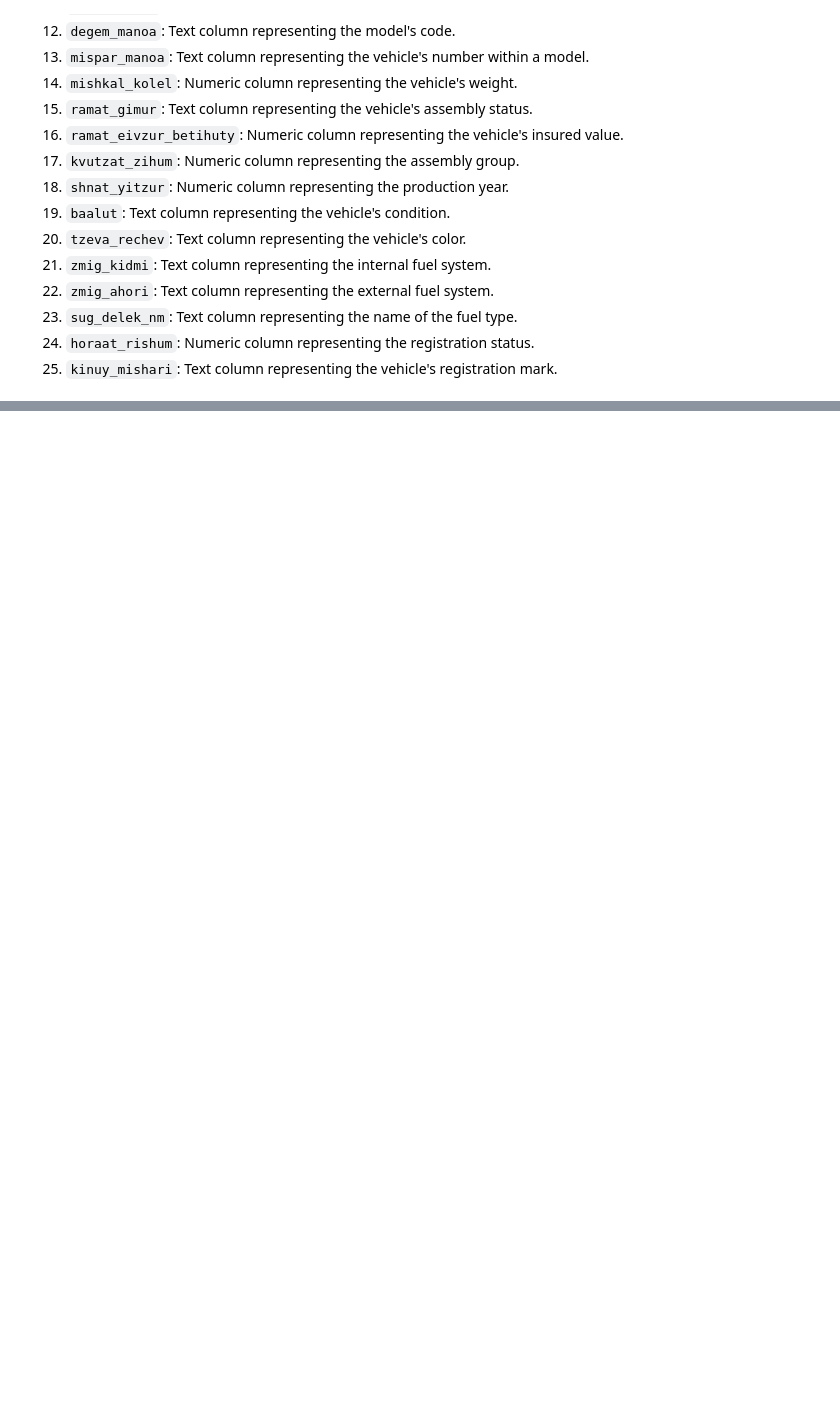
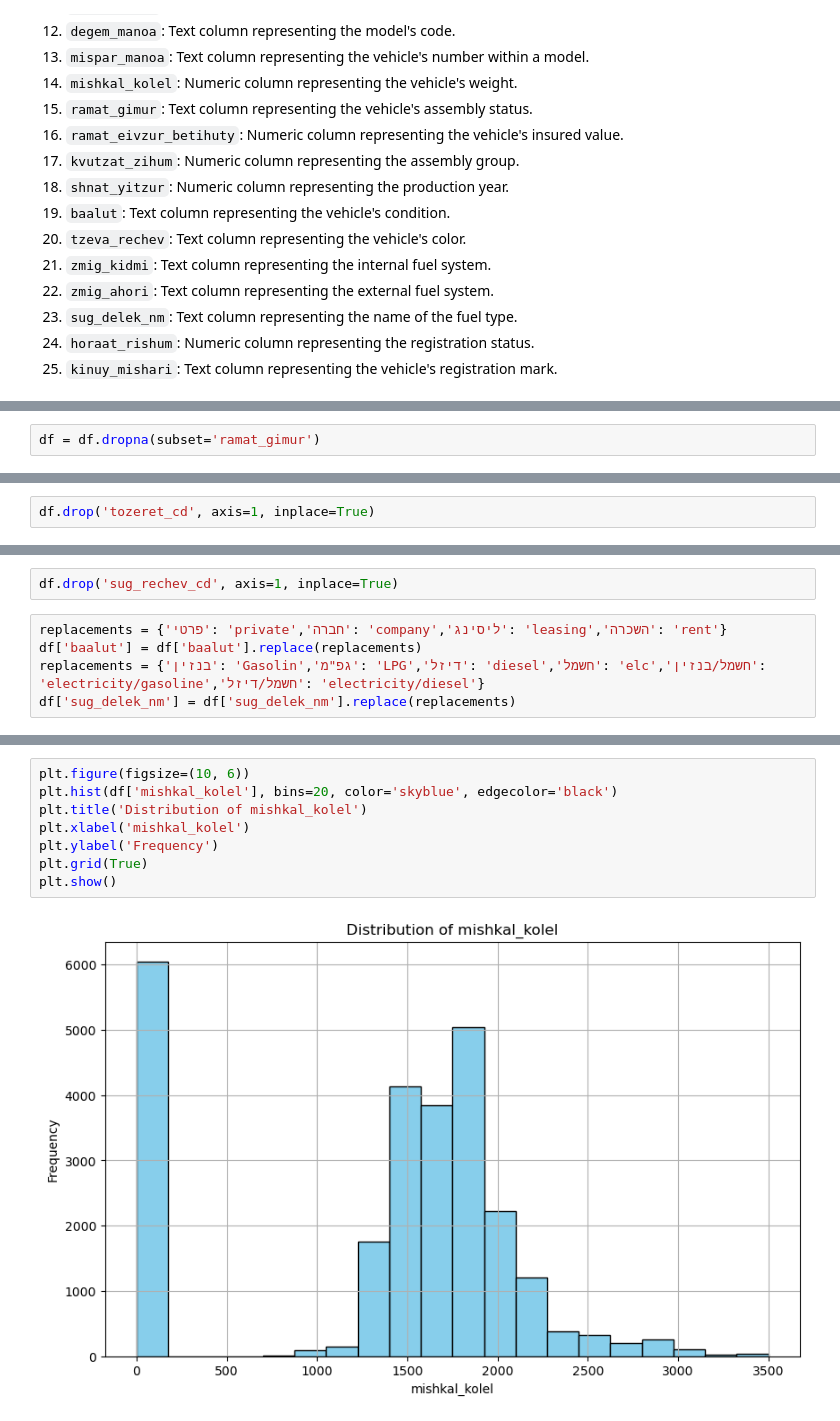
Before and after one commit to amitfallach/Unsupervised_Recall, a Jupyter notebook: Recall_Unsupervised.ipynb, the cells around one changed output, grey strips where cells are left out. Drawn from its saved outputs; the diff is of its cells as text; blank space fills up the shorter version.

```diff
--- a/Recall_Unsupervised.ipynb
+++ b/Recall_Unsupervised.ipynb
@@ -98,0 +368,2 @@ dtype: int64
+# %%
+df = df.dropna(subset='ramat_gimur')
@@ -98,0 +397,2 @@ dtype: int64
+# %%
+df.drop('tozeret_cd', axis=1, inplace=True)
@@ -98,0 +406,7 @@ dtype: int64
+# %%
+df.drop('sug_rechev_cd', axis=1, inplace=True)
+# %%
+replacements = {'פרטי': 'private','חברה': 'company','ליסינג': 'leasing','השכרה': 'rent'}
+df['baalut'] = df['baalut'].replace(replacements)
+replacements = {'בנזין': 'Gasolin','גפ"מ': 'LPG','דיזל': 'diesel','חשמל': 'elc','חשמל/בנזין': 'electricity/gasoline','חשמל/דיזל': 'electricity/diesel'}
+df['sug_delek_nm'] = df['sug_delek_nm'].replace(replacements)
@@ -98,0 +444,10 @@ dtype: int64
+# %%
+plt.figure(figsize=(10, 6))
+plt.hist(df['mishkal_kolel'], bins=20, color='skyblue', edgecolor='black')
+plt.title('Distribution of mishkal_kolel')
+plt.xlabel('mishkal_kolel')
+plt.ylabel('Frequency')
+plt.grid(True)
+plt.show()
+# %% [output]
+[figure, added]
```
Also changed, not shown: parts of 142 cells of this notebook.
